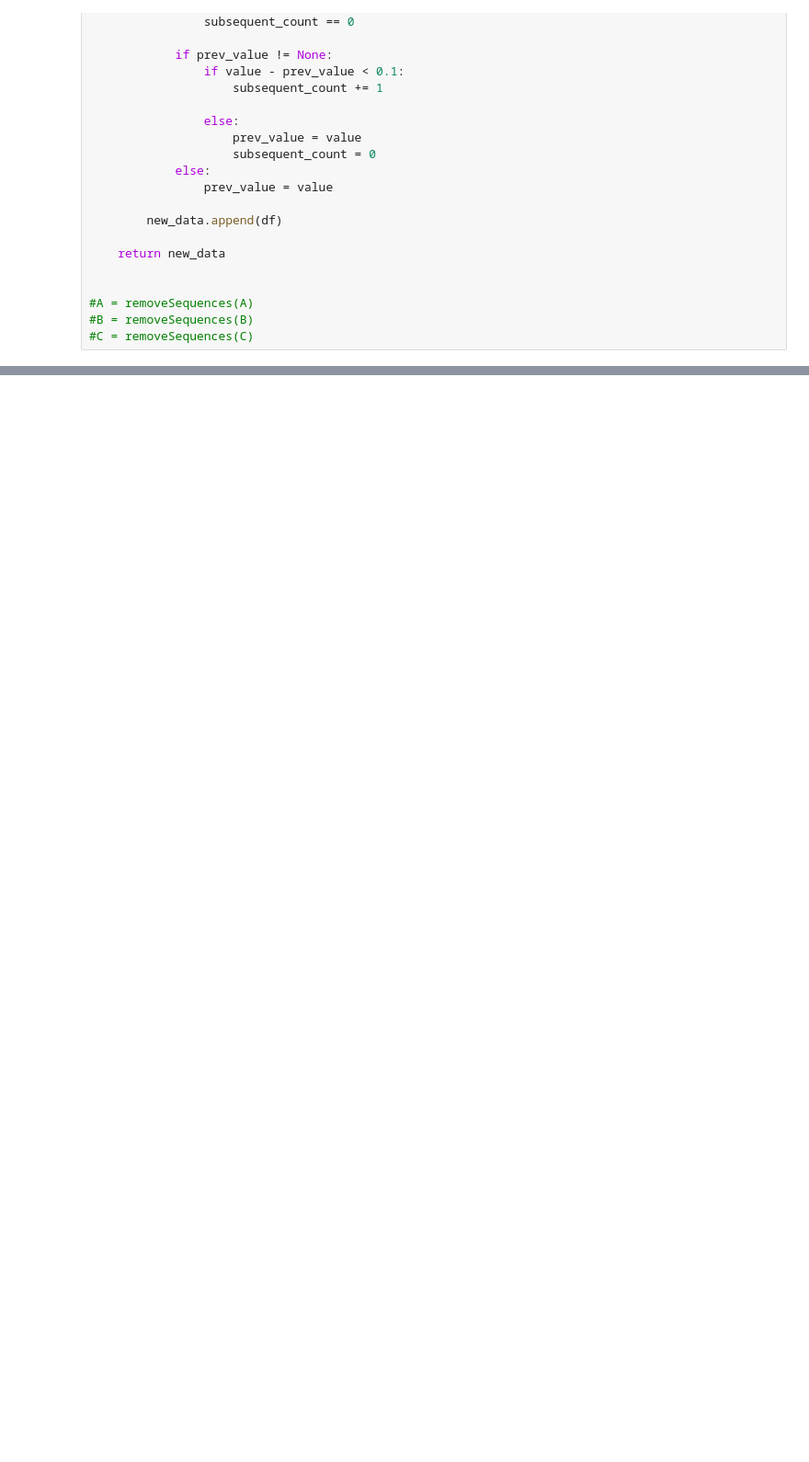
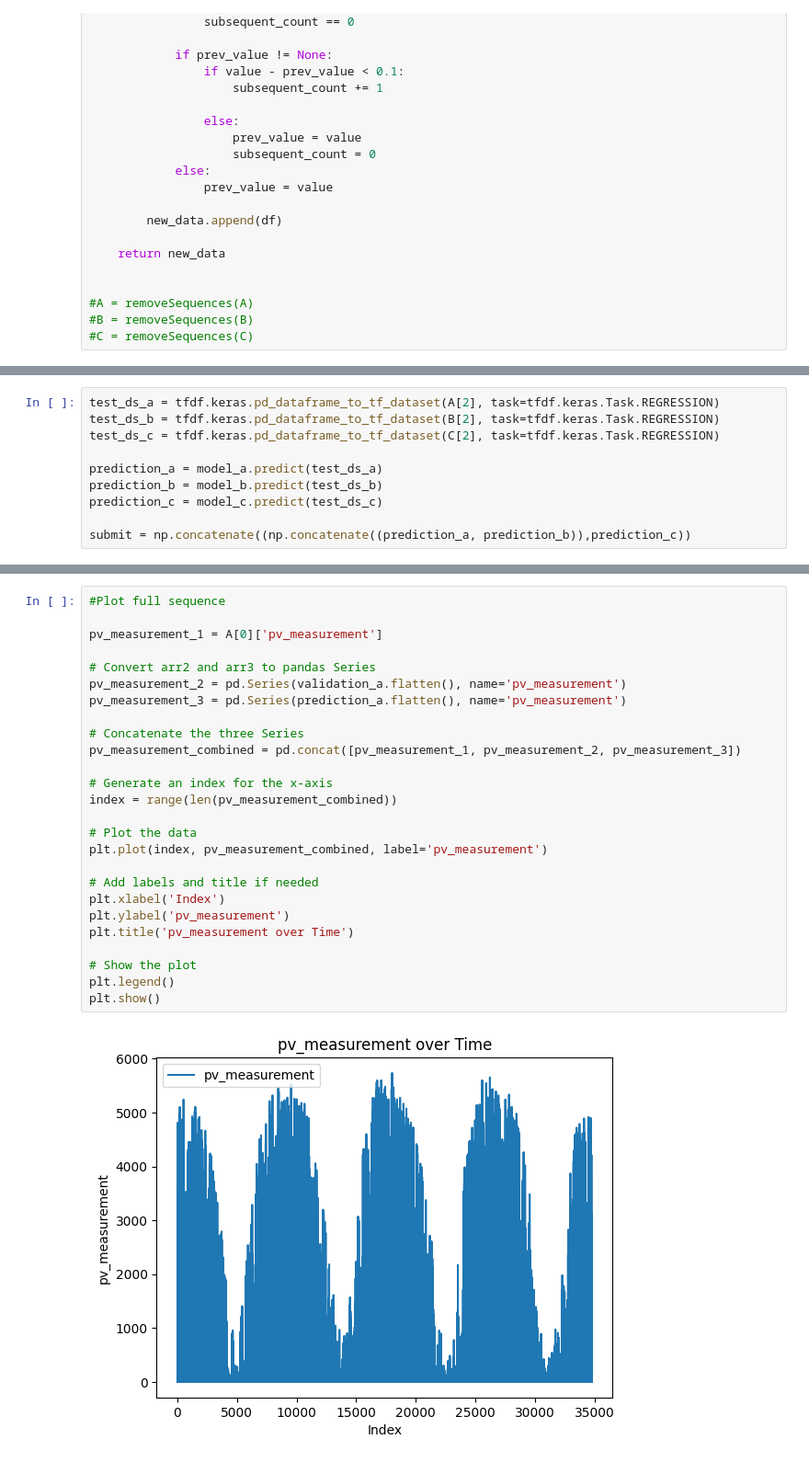
Before and after one commit to henrikmw/TDT4173-Time-Series-Forecasting, a Jupyter notebook: random_forest.ipynb, the cells around one changed output, grey strips where cells are left out. Shown at 92% size. Cells and saved outputs as stored; diff of their text form; blank space fills up the shorter version.

```diff
--- a/random_forest.ipynb
+++ b/random_forest.ipynb
@@ -278,0 +326,10 @@ plt.show()
+# %%
+test_ds_a = tfdf.keras.pd_dataframe_to_tf_dataset(A[2], task=tfdf.keras.Task.REGRESSION)
+test_ds_b = tfdf.keras.pd_dataframe_to_tf_dataset(B[2], task=tfdf.keras.Task.REGRESSION)
+test_ds_c = tfdf.keras.pd_dataframe_to_tf_dataset(C[2], task=tfdf.keras.Task.REGRESSION)
+
+prediction_a = model_a.predict(test_ds_a)
+prediction_b = model_b.predict(test_ds_b)
+prediction_c = model_c.predict(test_ds_c)
+
+submit = np.concatenate((np.concatenate((prediction_a, prediction_b)),prediction_c))
@@ -278,0 +380,28 @@ plt.show()
+# %%
+#Plot full sequence
+
+pv_measurement_1 = A[0]['pv_measurement']
+
+# Convert arr2 and arr3 to pandas Series
+pv_measurement_2 = pd.Series(validation_a.flatten(), name='pv_measurement')
+pv_measurement_3 = pd.Series(prediction_a.flatten(), name='pv_measurement')
+
+# Concatenate the three Series
+pv_measurement_combined = pd.concat([pv_measurement_1, pv_measurement_2, pv_measurement_3])
+
+# Generate an index for the x-axis
+index = range(len(pv_measurement_combined))
+
+# Plot the data
+plt.plot(index, pv_measurement_combined, label='pv_measurement')
+
+# Add labels and title if needed
+plt.xlabel('Index')
+plt.ylabel('pv_measurement')
+plt.title('pv_measurement over Time')
+
+# Show the plot
+plt.legend()
+plt.show()
+# %% [output]
+[figure, added]
```
Also changed, not shown: parts of 16 cells of this notebook, 2 other files.
